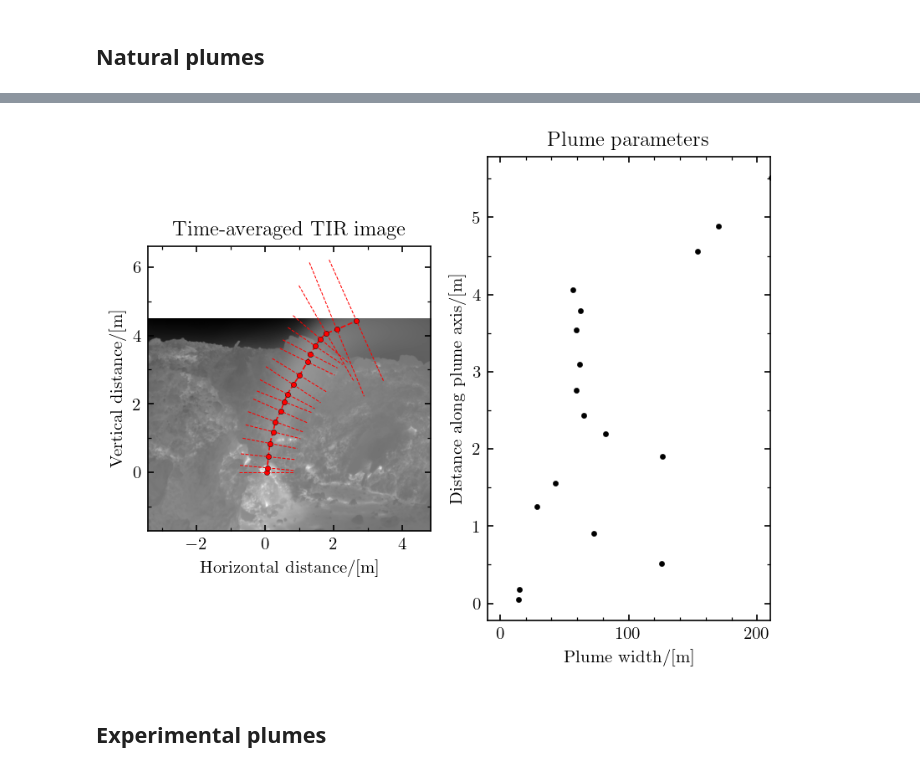
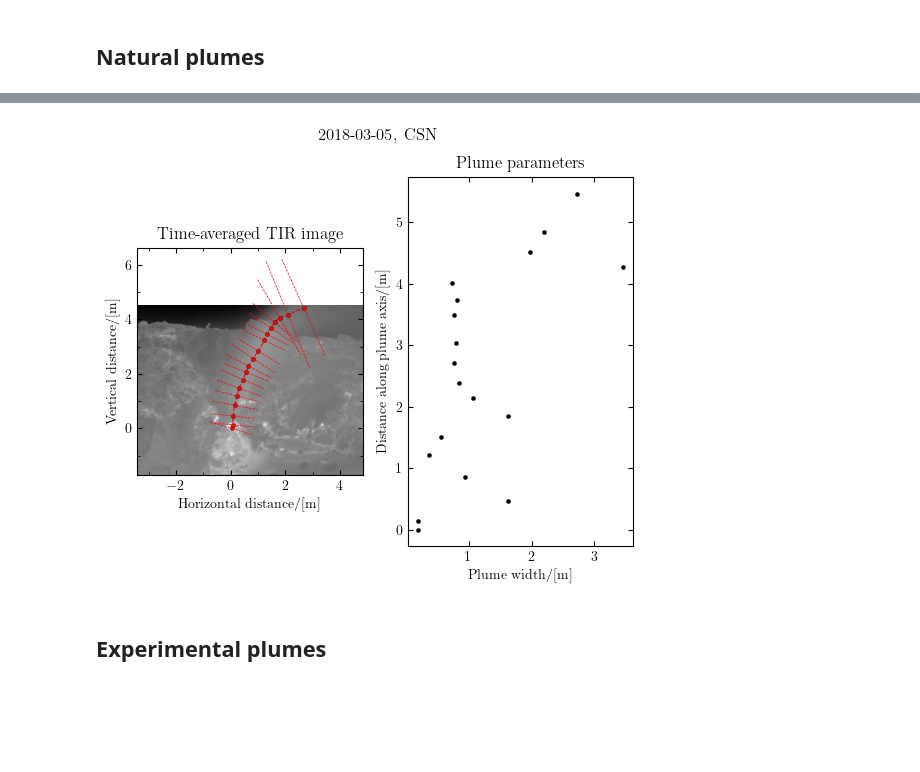
Before and after one commit to djessop/fumarole_plume_model, a Jupyter notebook: plume_analyser_real_plume.ipynb, the cells around one changed output, grey strips where cells are left out. Drawn from its saved outputs; the diff is of its cells as text; code cells hidden in the pictures; blank space fills up the shorter version.

```diff
--- a/plume_analyser_real_plume.ipynb
+++ b/plume_analyser_real_plume.ipynb
@@ -396,10 +410,10 @@ mpl.rcParams['image.cmap'] = 'gray'
 # %%
-# path  = '/home/david/FieldWork/Soufriere-Guadeloupe/Thermography/2018-03-05_CSN/'
 # fname = '20180305_CSN_imAve_bt.tif'
 date  = '2018-03-05'
 site  = 'CSN'
 fname = f'{date.replace('-', '')}_{site}_imAve_bt.tif'
 
+path  = thermography + date + '_' + site + '/'
 data  = tifffile.imread(path + fname)
 n, m  = np.array(data.shape) // 2
 
@@ -414,68 +428,46 @@ extent, im, ax = show_scaled_image(data, scale_factor, vent_loc, ax=axes[0])
 p = np.array(parameters['trajectory'])
 scale_factor = parameters['scale_factor']
 vent_loc     = parameters['vent_loc']
-# p = np.array([[ 0.05      , 0.        ],
-#               [ 0.06655528, 0.13287715],
-#               [ 0.09434369, 0.45939095],
-#               [ 0.1429734 , 0.84842867],
-#               [ 0.23328573, 1.18883667],
-#               [ 0.30275675, 1.48061496],
-#               [ 0.455593  , 1.79323456],
-#               [ 0.55979953, 2.06417155],
-#               [ 0.65011186, 2.28647881],
-#               [ 0.82378941, 2.5643629 ],
-#               [ 1.01136117, 2.83529988],
-#               [ 1.23366844, 3.23128471],
-#               [ 1.31703366, 3.46053908],
-#               [ 1.46986991, 3.68979345],
-#               [ 1.61575906, 3.90073043],
-#               [ 1.78943661, 4.06493696],
-#               [ 2.09510911, 4.1760906 ],
-#               [ 2.67171858, 4.42618627]])
 
-# p *= [1, -1]  # flipud the measurements
-# p += [-.05, 0]
-
-pPixels = p.copy() * scale_factor + vent_loc
-pPixels *= [1, -1]
-pPixels += [0, 2*n]
+# pPixels = p.copy() * scale_factor + vent_loc
+# pPixels *= [1, -1]
+# pPixels += [0, 2*n]
 
 ax.plot(p[:,0], p[:,1], '--.r', lw=.8)
 ax.set_xlabel('Horizontal distance/[m]')
 ax.set_ylabel('Vertical distance/[m]')
 ax.set_title('Time-averaged TIR image')
 ax.xaxis.set_minor_locator(MultipleLocator(1))
 ax.yaxis.set_minor_locator(MultipleLocator(1))
 
 thexp, sig_thexp = plume_angle(p[:,0], p[:,1], errors=[1/scale_factor]*2)
-thexp[0] = np.pi/2
+# thexp[0] = np.pi/2
 _, bexp, sig_p, sig_bexp = true_location_width(data, p=pPixels, errors=[1/scale_factor])
 sexp      = dist_along_path(p[:,0], p[:,1])
-
-def _line(x, y, th, width=.5):
-    x_ = np.array([-width, width])
-    y_ = (x_) / np.tan(-th)
-    return x_ + x, y_ + y
+bexp     /= scale_factor
+sig_bexp /= scale_factor
 
 for th, p_ in zip(thexp, p):
     xs, ys = p_
     x_, y_ = _line(xs, ys, th, width=.8)
     ax.plot(x_, y_, '--r', lw=.5)
     # with np.printoptions(precision=3, suppress=False):
     #     print(f'{th:.3f}, {xs:.3f}, {ys:.3f}', x_, y_)
 
 # print(np.vstack([bexp, sexp]).T)
 # fig, ax = plt.subplots()
 axes[1].plot(bexp, sexp, '.k')
-axes[1].set_xlim([-10, 210])
+# axes[1].set_xlim([-10, 210])
 axes[1].set_xlabel('Plume width/[m]')
 axes[1].set_ylabel('Distance along plume axis/[m]')
 axes[1].set_title('Plume parameters')
-axes[1].xaxis.set_minor_locator(MultipleLocator(20))
-axes[1].xaxis.set_major_locator(MultipleLocator(100))
-axes[1].yaxis.set_minor_locator(MultipleLocator(.5))
+# axes[1].xaxis.set_minor_locator(MultipleLocator(20))
+# axes[1].xaxis.set_major_locator(MultipleLocator(100))
+# axes[1].yaxis.set_minor_locator(MultipleLocator(.5))
+
+fig.suptitle(f'{date}, {site}');
 # %% [output]
-[figure, old version]
+[figure, new version]
 # %% [markdown]
 ## Experimental plumes
 # %%
```
Also changed, not shown: parts of 11 cells of this notebook, 1 other file.
